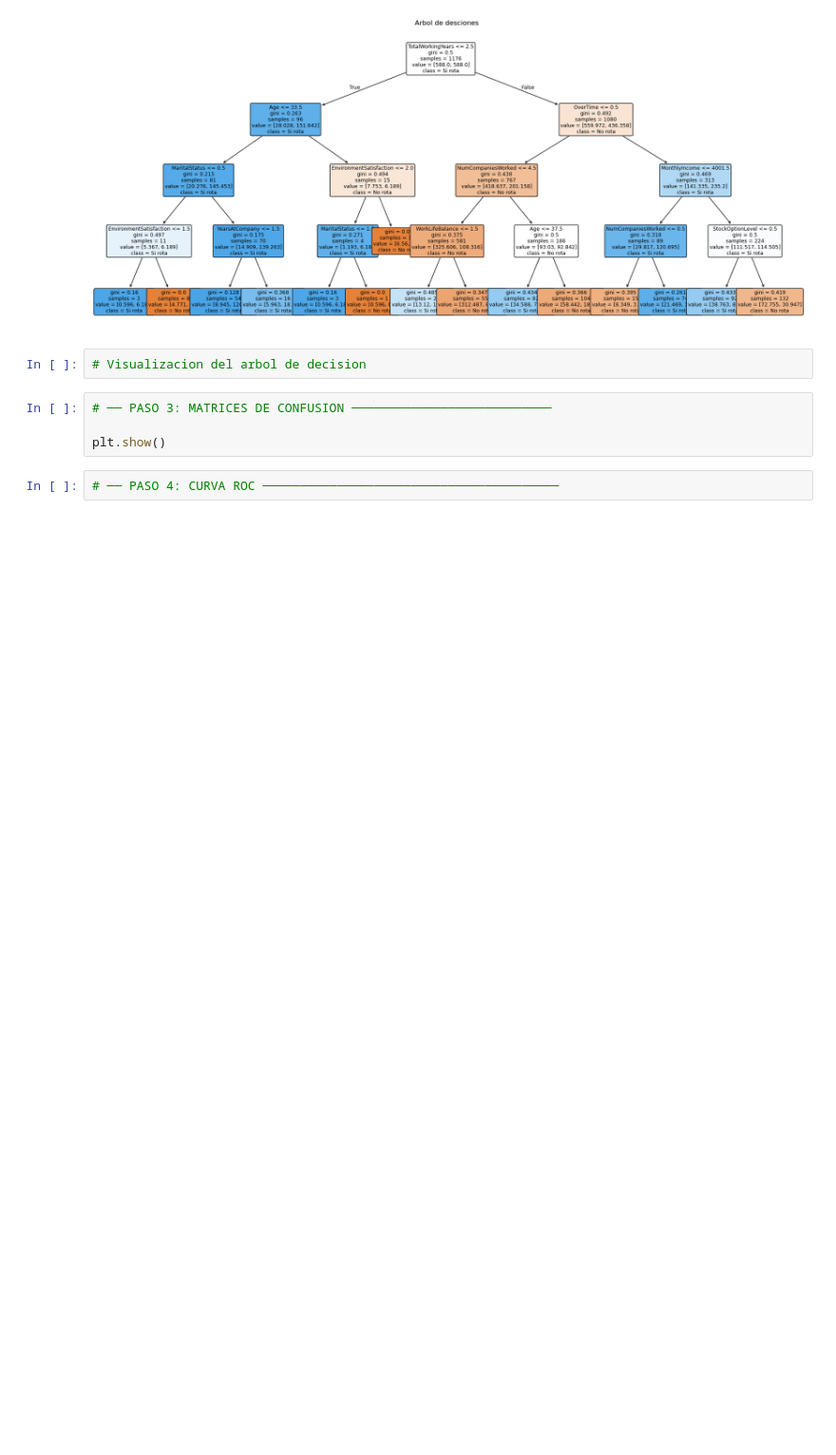
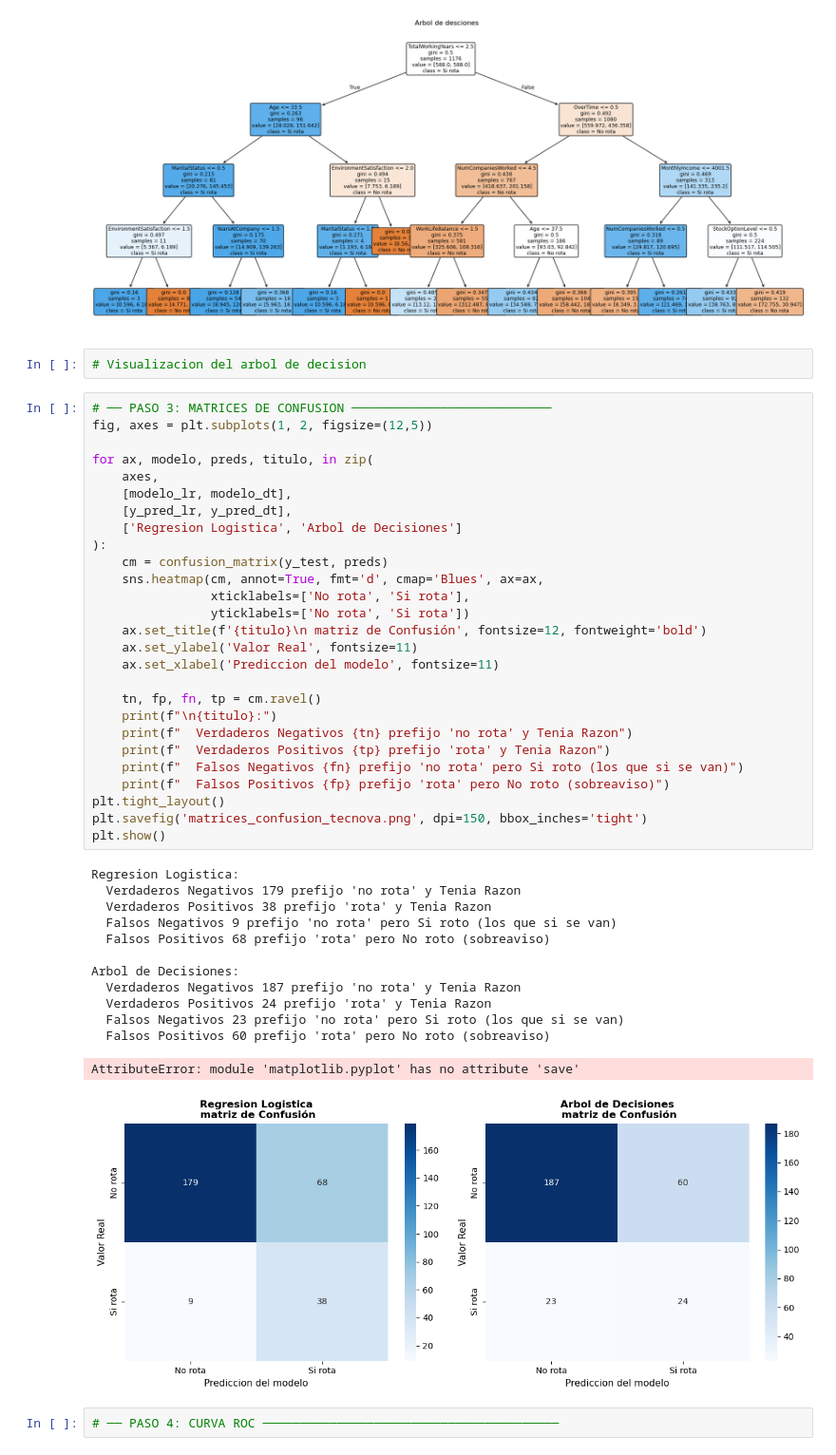
Before and after one commit to demonassit/CursoMLJMG2026, a Jupyter notebook: Visualización/Sesion05/S5_ML_Supervisado_Estudiante.ipynb, the cells around one changed output. Shown at 95% size. Saved outputs shown, nothing was run; the diff lists cells and outputs as text; blank space fills up the shorter version.

```diff
--- a/Visualización/Sesion05/S5_ML_Supervisado_Estudiante.ipynb
+++ b/Visualización/Sesion05/S5_ML_Supervisado_Estudiante.ipynb
@@ -220,8 +220,45 @@ Arbol de Desiciones -- Resultados:
 # Visualizacion del arbol de decision
 # %%
 # ── PASO 3: MATRICES DE CONFUSION ───────────────────────────
+fig, axes = plt.subplots(1, 2, figsize=(12,5))
 
+for ax, modelo, preds, titulo, in zip(
+    axes,
+    [modelo_lr, modelo_dt],
+    [y_pred_lr, y_pred_dt],
+    ['Regresion Logistica', 'Arbol de Decisiones']
+):
+    cm = confusion_matrix(y_test, preds)
+    sns.heatmap(cm, annot=True, fmt='d', cmap='Blues', ax=ax,
+                xticklabels=['No rota', 'Si rota'],
+                yticklabels=['No rota', 'Si rota'])
+    ax.set_title(f'{titulo}\n matriz de Confusión', fontsize=12, fontweight='bold')
+    ax.set_ylabel('Valor Real', fontsize=11)
+    ax.set_xlabel('Prediccion del modelo', fontsize=11)
+
+    tn, fp, fn, tp = cm.ravel()
+    print(f"\n{titulo}:")
+    print(f"  Verdaderos Negativos {tn} prefijo 'no rota' y Tenia Razon")
+    print(f"  Verdaderos Positivos {tp} prefijo 'rota' y Tenia Razon")
+    print(f"  Falsos Negativos {fn} prefijo 'no rota' pero Si roto (los que si se van)")
+    print(f"  Falsos Positivos {fp} prefijo 'rota' pero No roto (sobreaviso)")
+plt.tight_layout()
+plt.savefig('matrices_confusion_tecnova.png', dpi=150, bbox_inches='tight')
 plt.show()
+# %% [output]
+Regresion Logistica:
+  Verdaderos Negativos 179 prefijo 'no rota' y Tenia Razon
+  Verdaderos Positivos 38 prefijo 'rota' y Tenia Razon
+  Falsos Negativos 9 prefijo 'no rota' pero Si roto (los que si se van)
+  Falsos Positivos 68 prefijo 'rota' pero No roto (sobreaviso)
+
+Arbol de Decisiones:
+  Verdaderos Negativos 187 prefijo 'no rota' y Tenia Razon
+  Verdaderos Positivos 24 prefijo 'rota' y Tenia Razon
+  Falsos Negativos 23 prefijo 'no rota' pero Si roto (los que si se van)
+  Falsos Positivos 60 prefijo 'rota' pero No roto (sobreaviso)
+AttributeError: module 'matplotlib.pyplot' has no attribute 'save'
+[figure, added]
 # %%
 # ── PASO 4: CURVA ROC ────────────────────────────────────────
 # %%
```
Also changed, not shown: 1 other file.
